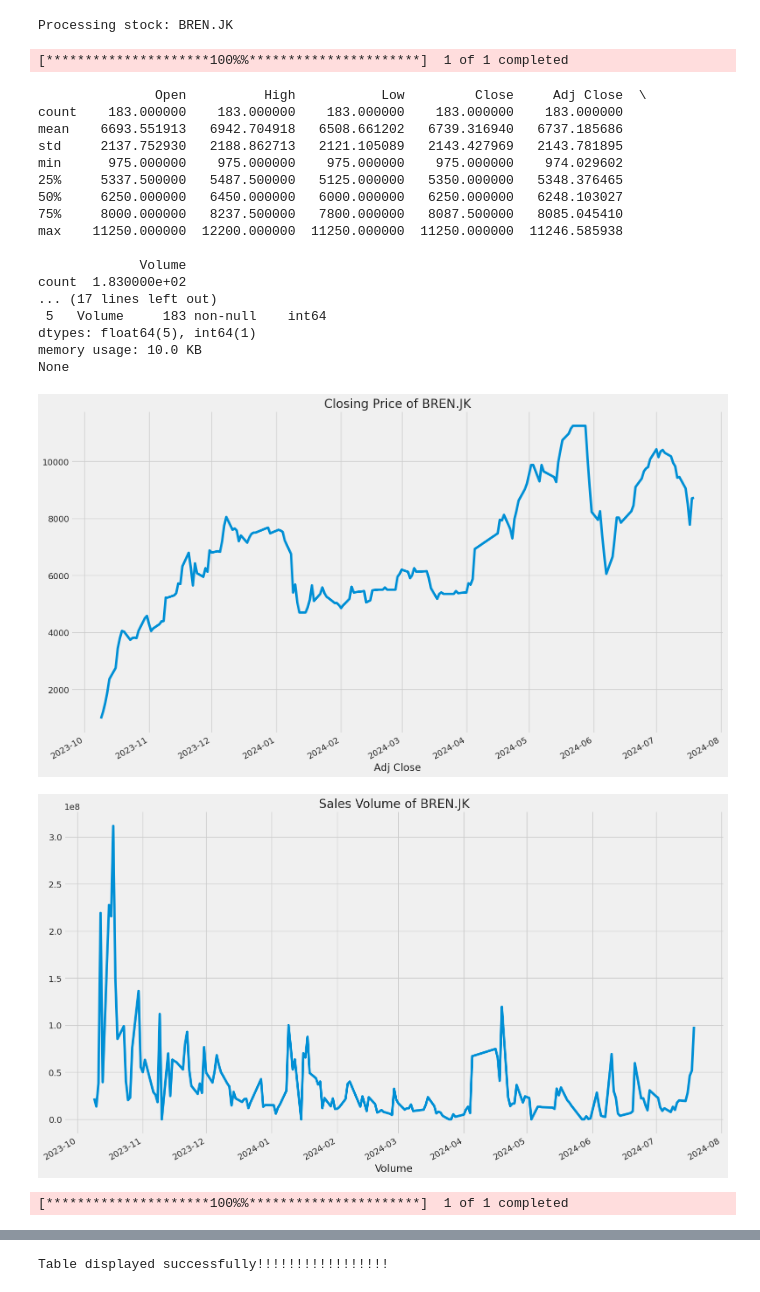
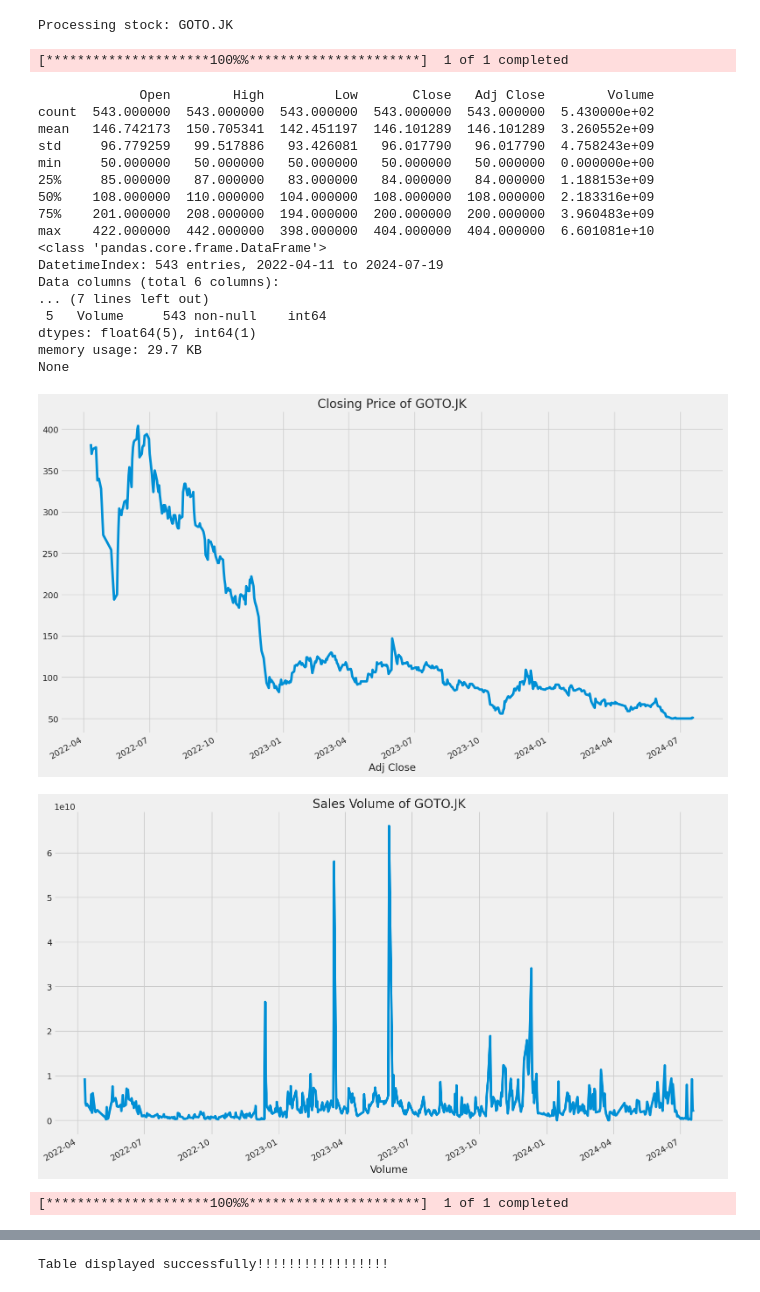
Before and after one commit to mahaputra971/prediksi-saham-lstm, a Jupyter notebook: lstmproject_final.ipynb, the cells around one changed output, grey strips where cells are left out. Drawn from its saved outputs; the diff is of its cells as text; code cells hidden in the pictures.

```diff
--- a/lstmproject_final.ipynb
+++ b/lstmproject_final.ipynb
@@ -32,7 +32,7 @@ Session = sessionmaker(bind=engine)
 session = Session()
 
 # Stock data
-stock_data = ['BREN.JK']
+stock_data = ['GOTO.JK']
 company_name = stock_data
 stock_nama_data = company_name
 
@@ -401,49 +401,49 @@ def predict_with_loaded_model(stock, start_date, end_date):
     # Print predictions
     print(f'Predicted prices for {stock} from {start_date} to {end_date}:')
     for date, pred_price in zip(company_df.index[-len(predictions):], predictions):
         print(f'{date}: {pred_price[0]}')
 
     # Print evaluation metrics
     print(f'\nMean Absolute Error (MAE): {mae}')
     print(f'Mean Squared Error (MSE): {mse}')
     print(f'Root Mean Squared Error (RMSE): {rmse}')
     print(f'Mean Absolute Percentage Error (MAPE): {mape}%')
 
     # Finding highest and lowest prices and their dates
     highest_price = company_df['Close'].max()
     lowest_price = company_df['Close'].min()
     highest_date = company_df['Close'].idxmax()
     lowest_date = company_df['Close'].idxmin()
 
     print(f'\nHighest actual price: {highest_price} on {highest_date}')
     print(f'Lowest actual price: {lowest_price} on {lowest_date}')
 
 # Usage example
 stock = 'BELI.JK'  # Replace with the stock ticker
 start_date = '2023-03-01'  # Replace with the start date for the prediction
 end_date = '2023-07-31'  # Replace with the end date for the prediction
 
 predict_with_loaded_model(stock, start_date, end_date)
 # %% [output]
-Processing stock: BREN.JK
+Processing stock: GOTO.JK
 [*********************100%%**********************]  1 of 1 completed
-               Open          High           Low         Close     Adj Close  \
-count    183.000000    183.000000    183.000000    183.000000    183.000000
-mean    6693.551913   6942.704918   6508.661202   6739.316940   6737.185686
-std     2137.752930   2188.862713   2121.105089   2143.427969   2143.781895
-min      975.000000    975.000000    975.000000    975.000000    974.029602
-25%     5337.500000   5487.500000   5125.000000   5350.000000   5348.376465
-50%     6250.000000   6450.000000   6000.000000   6250.000000   6248.103027
-75%     8000.000000   8237.500000   7800.000000   8087.500000   8085.045410
-max    11250.000000  12200.000000  11250.000000  11250.000000  11246.585938
-
-             Volume
-count  1.830000e+02
-... (17 lines left out)
- 5   Volume     183 non-null    int64
+             Open        High         Low       Close   Adj Close        Volume
+count  543.000000  543.000000  543.000000  543.000000  543.000000  5.430000e+02
+mean   146.742173  150.705341  142.451197  146.101289  146.101289  3.260552e+09
+std     96.779259   99.517886   93.426081   96.017790   96.017790  4.758243e+09
+min     50.000000   50.000000   50.000000   50.000000   50.000000  0.000000e+00
+25%     85.000000   87.000000   83.000000   84.000000   84.000000  1.188153e+09
+50%    108.000000  110.000000  104.000000  108.000000  108.000000  2.183316e+09
+75%    201.000000  208.000000  194.000000  200.000000  200.000000  3.960483e+09
+max    422.000000  442.000000  398.000000  404.000000  404.000000  6.601081e+10
+<class 'pandas.core.frame.DataFrame'>
+DatetimeIndex: 543 entries, 2022-04-11 to 2024-07-19
+Data columns (total 6 columns):
+... (7 lines left out)
+ 5   Volume     543 non-null    int64
 dtypes: float64(5), int64(1)
-memory usage: 10.0 KB
+memory usage: 29.7 KB
 None
-[figure, old version]
+[figure, new version]
-[figure, old version]
+[figure, new version]
 [*********************100%%**********************]  1 of 1 completed
```
Also changed, not shown: parts of 2 cells of this notebook, 17 other files.
